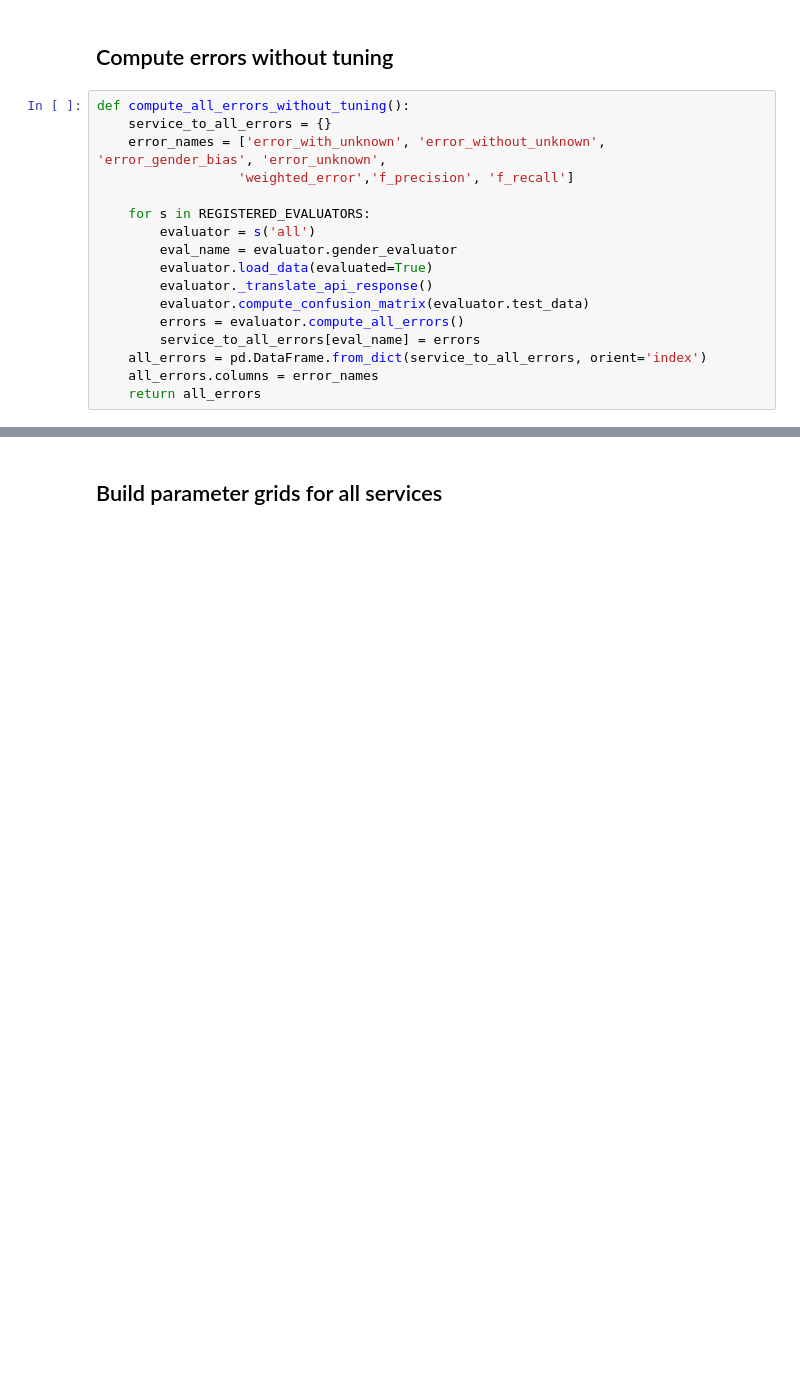
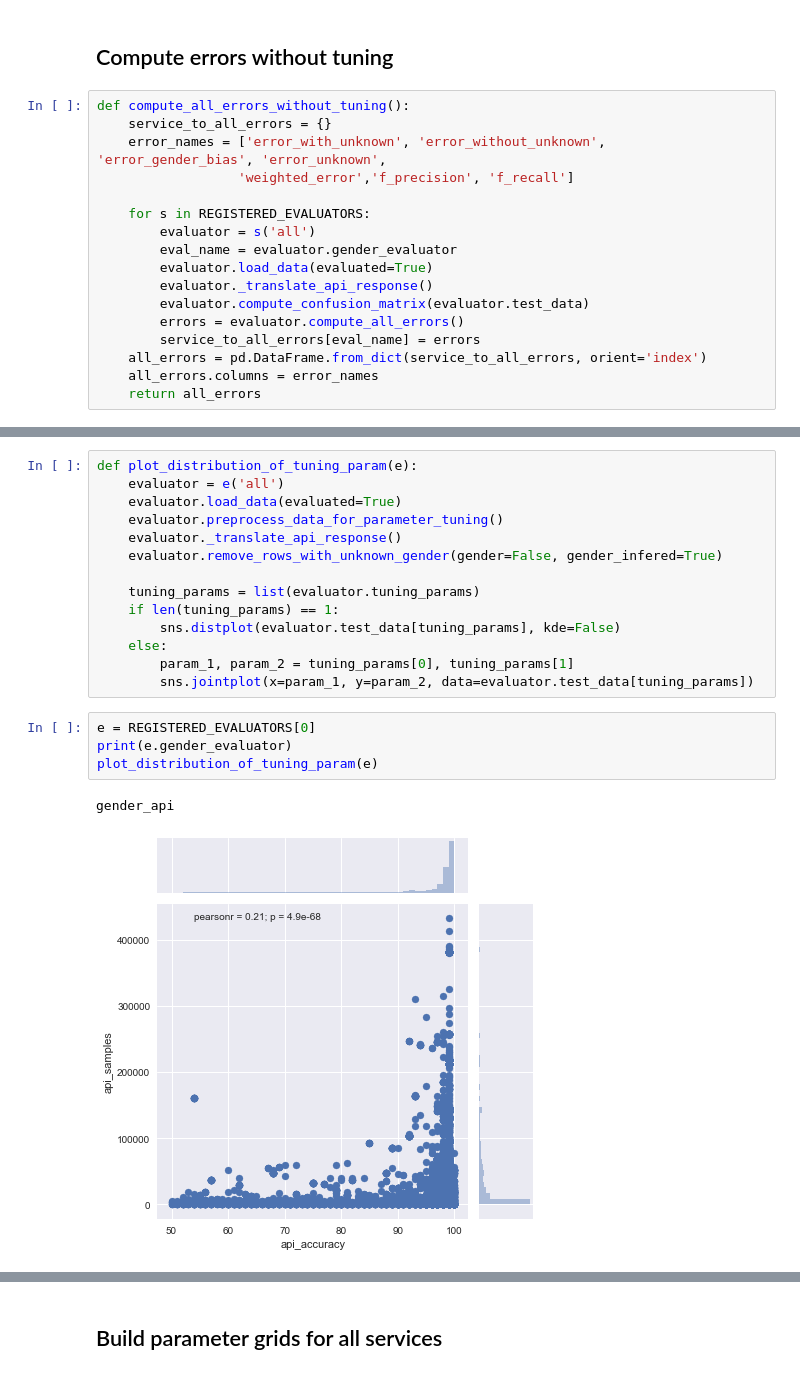
Before and after one commit to GenderGapSTEM-PublicationAnalysis/name_gender_inference, a Jupyter notebook: Parameter_tuning.ipynb, the cells around one changed output, grey strips where cells are left out. Cells and saved outputs as stored; diff of their text form; blank space fills up the shorter version.

```diff
--- a/Parameter_tuning.ipynb
+++ b/Parameter_tuning.ipynb
@@ -69,0 +77,21 @@ compute_all_errors_without_tuning()
+# %%
+def plot_distribution_of_tuning_param(e):
+    evaluator = e('all')
+    evaluator.load_data(evaluated=True)
+    evaluator.preprocess_data_for_parameter_tuning()
+    evaluator._translate_api_response()
+    evaluator.remove_rows_with_unknown_gender(gender=False, gender_infered=True)
+
+    tuning_params = list(evaluator.tuning_params)
+    if len(tuning_params) == 1:
+        sns.distplot(evaluator.test_data[tuning_params], kde=False)
+    else:
+        param_1, param_2 = tuning_params[0], tuning_params[1]
+        sns.jointplot(x=param_1, y=param_2, data=evaluator.test_data[tuning_params])
+# %%
+e = REGISTERED_EVALUATORS[0]
+print(e.gender_evaluator)
+plot_distribution_of_tuning_param(e)
+# %% [output]
+gender_api
+[figure, added]
```
Also changed, not shown: parts of 52 cells of this notebook, 1 other file.
